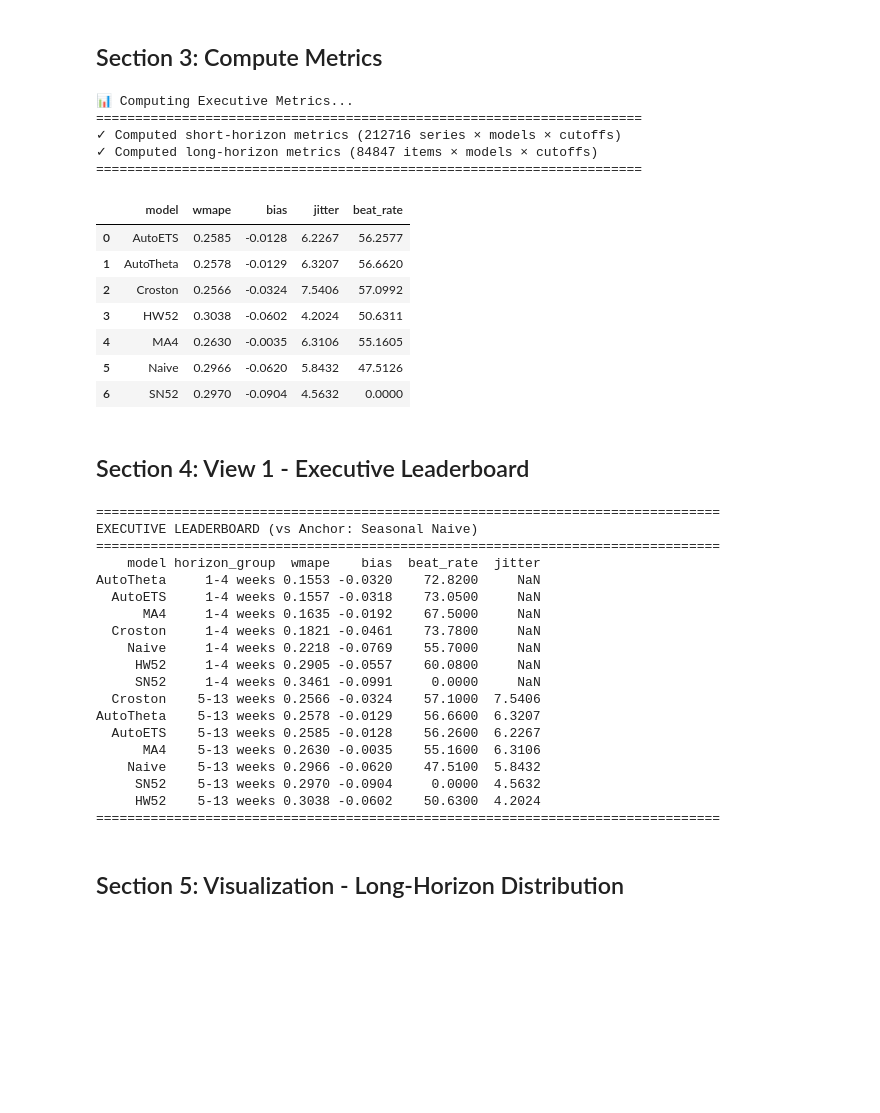
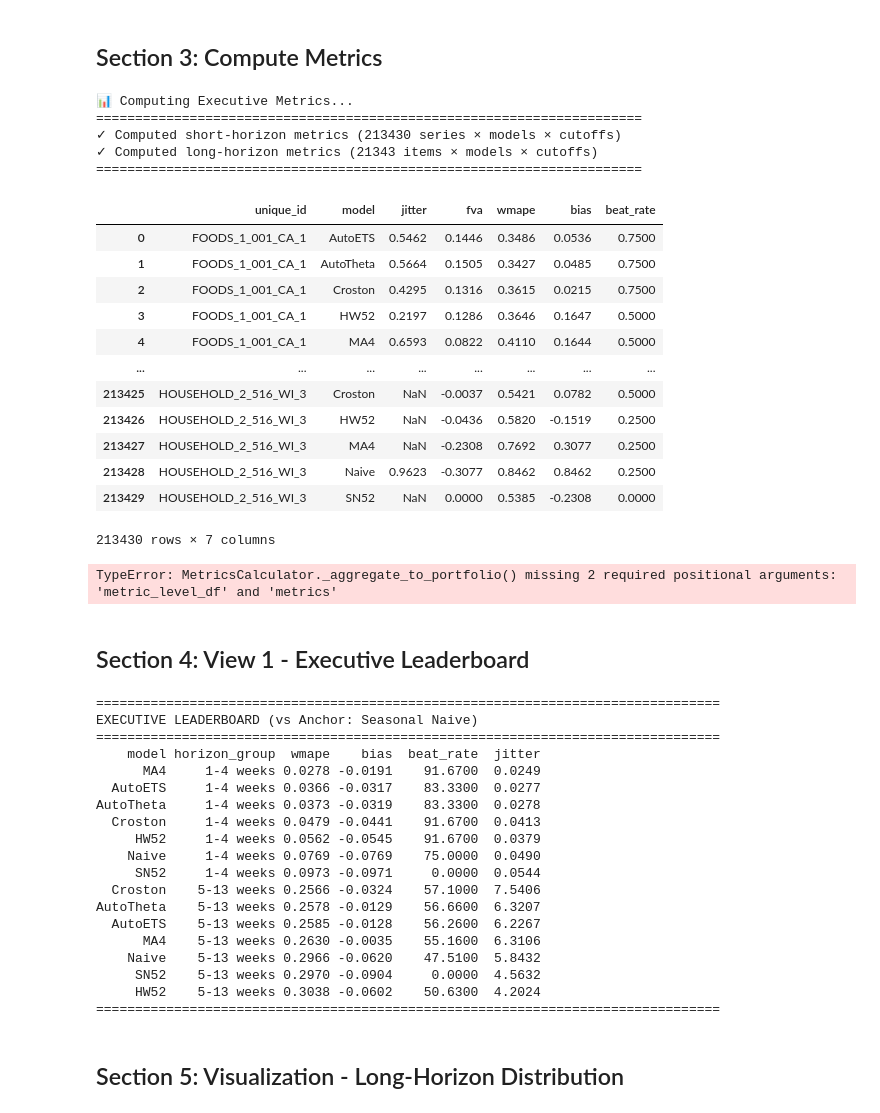
Before and after one commit to forecastacademy/real-world-forecasting-foundations, a Jupyter notebook: notebooks/module_02_baselines/2.05_governance_scoreboarding.ipynb, the cells around one changed output. Drawn from its saved outputs; the diff is of its cells as text; code cells hidden in the pictures; blank space fills up the shorter version.

```diff
--- a/notebooks/module_02_baselines/2.05_governance_scoreboarding.ipynb
+++ b/notebooks/module_02_baselines/2.05_governance_scoreboarding.ipynb
@@ -174,11 +174,10 @@ print("=" * 70)
 # Step 1: Compute short-horizon metrics (weeks 1-4 at store level)
 short_results = calculator.compute_metrics(
     df,
-    error_level="unique_id",
-    metric_level="unique_id",
+    error_level=["unique_id","ds"], # compute errors at unique_id, ds level
+    metric_level="unique_id", # aggregate the errors to 'unique_id' level
     timesteps=[SHORT_HORIZON],
-    metrics=["wmape", "bias", "jitter", "beat_rate"],
-    group_by_cutoff=False,
+    metrics=["wmape", "bias", "jitter", "beat_rate","fva"],
 )
 print(f"✓ Computed short-horizon metrics ({short_results.metric_level.shape[0]} series × models × cutoffs)")
 
@@ -188,8 +187,7 @@ long_results = calculator.compute_metrics(
     error_level="item_id",
     metric_level="item_id",
     timesteps=[LONG_HORIZON],
-    metrics=["wmape", "bias", "jitter", "beat_rate"],
-     group_by_cutoff=True,
+    metrics=["wmape", "bias", "jitter", "beat_rate","fva"],
 )
 print(f"✓ Computed long-horizon metrics ({long_results.metric_level.shape[0]} items × models × cutoffs)")
 
@@ -197,17 +195,22 @@ print("=" * 70)
 # %% [output]
 📊 Computing Executive Metrics...
 ======================================================================
-✓ Computed short-horizon metrics (212716 series × models × cutoffs)
-✓ Computed long-horizon metrics (84847 items × models × cutoffs)
+✓ Computed short-horizon metrics (213430 series × models × cutoffs)
+✓ Computed long-horizon metrics (21343 items × models × cutoffs)
 ======================================================================
-# %%
-long_results.portfolio
-# %% [output]
-|  | model | wmape | bias | jitter | beat_rate |
-| 0 | AutoETS | 0.2585 | -0.0128 | 6.2267 | 56.2577 |
-| 1 | AutoTheta | 0.2578 | -0.0129 | 6.3207 | 56.6620 |
-| 2 | Croston | 0.2566 | -0.0324 | 7.5406 | 57.0992 |
-| 3 | HW52 | 0.3038 | -0.0602 | 4.2024 | 50.6311 |
-| 4 | MA4 | 0.2630 | -0.0035 | 6.3106 | 55.1605 |
-| 5 | Naive | 0.2966 | -0.0620 | 5.8432 | 47.5126 |
-| 6 | SN52 | 0.2970 | -0.0904 | 4.5632 | 0.0000 |
+# %%
+short_results.metric_level
+# %% [output]
+|  | unique_id | model | jitter | fva | wmape | bias | beat_rate |
+| 0 | FOODS_1_001_CA_1 | AutoETS | 0.5462 | 0.1446 | 0.3486 | 0.0536 | 0.7500 |
+| 1 | FOODS_1_001_CA_1 | AutoTheta | 0.5664 | 0.1505 | 0.3427 | 0.0485 | 0.7500 |
+| 2 | FOODS_1_001_CA_1 | Croston | 0.4295 | 0.1316 | 0.3615 | 0.0215 | 0.7500 |
+| 3 | FOODS_1_001_CA_1 | HW52 | 0.2197 | 0.1286 | 0.3646 | 0.1647 | 0.5000 |
+| 4 | FOODS_1_001_CA_1 | MA4 | 0.6593 | 0.0822 | 0.4110 | 0.1644 | 0.5000 |
+| ... | ... | ... | ... | ... | ... | ... | ... |
+| 213425 | HOUSEHOLD_2_516_WI_3 | Croston | NaN | -0.0037 | 0.5421 | 0.0782 | 0.5000 |
+| 213426 | HOUSEHOLD_2_516_WI_3 | HW52 | NaN | -0.0436 | 0.5820 | -0.1519 | 0.2500 |
+| 213427 | HOUSEHOLD_2_516_WI_3 | MA4 | NaN | -0.2308 | 0.7692 | 0.3077 | 0.2500 |
+| 213428 | HOUSEHOLD_2_516_WI_3 | Naive | 0.9623 | -0.3077 | 0.8462 | 0.8462 | 0.2500 |
+| 213429 | HOUSEHOLD_2_516_WI_3 | SN52 | NaN | 0.0000 | 0.5385 | -0.2308 | 0.0000 |
+213430 rows × 7 columns
@@ -214,3 +240,7 @@ long_results.portfolio
+# %%
+calculator._aggregate_to_portfolio()
+# %% [output]
+TypeError: MetricsCalculator._aggregate_to_portfolio() missing 2 required positional arguments: 'metric_level_df' and 'metrics'
 # %% [markdown]
 ## Section 4: View 1 - Executive Leaderboard
 # %%
@@ -244,13 +274,13 @@ print("=" * 80)
 EXECUTIVE LEADERBOARD (vs Anchor: Seasonal Naive)
 ================================================================================
     model horizon_group  wmape    bias  beat_rate  jitter
-AutoTheta     1-4 weeks 0.1553 -0.0320    72.8200     NaN
-  AutoETS     1-4 weeks 0.1557 -0.0318    73.0500     NaN
-      MA4     1-4 weeks 0.1635 -0.0192    67.5000     NaN
-  Croston     1-4 weeks 0.1821 -0.0461    73.7800     NaN
-    Naive     1-4 weeks 0.2218 -0.0769    55.7000     NaN
-     HW52     1-4 weeks 0.2905 -0.0557    60.0800     NaN
-     SN52     1-4 weeks 0.3461 -0.0991     0.0000     NaN
+      MA4     1-4 weeks 0.0278 -0.0191    91.6700  0.0249
+  AutoETS     1-4 weeks 0.0366 -0.0317    83.3300  0.0277
+AutoTheta     1-4 weeks 0.0373 -0.0319    83.3300  0.0278
+  Croston     1-4 weeks 0.0479 -0.0441    91.6700  0.0413
+     HW52     1-4 weeks 0.0562 -0.0545    91.6700  0.0379
+    Naive     1-4 weeks 0.0769 -0.0769    75.0000  0.0490
+     SN52     1-4 weeks 0.0973 -0.0971     0.0000  0.0544
   Croston    5-13 weeks 0.2566 -0.0324    57.1000  7.5406
 AutoTheta    5-13 weeks 0.2578 -0.0129    56.6600  6.3207
   AutoETS    5-13 weeks 0.2585 -0.0128    56.2600  6.2267
```
Also changed, not shown: parts of 6 cells of this notebook, 1 other file.
